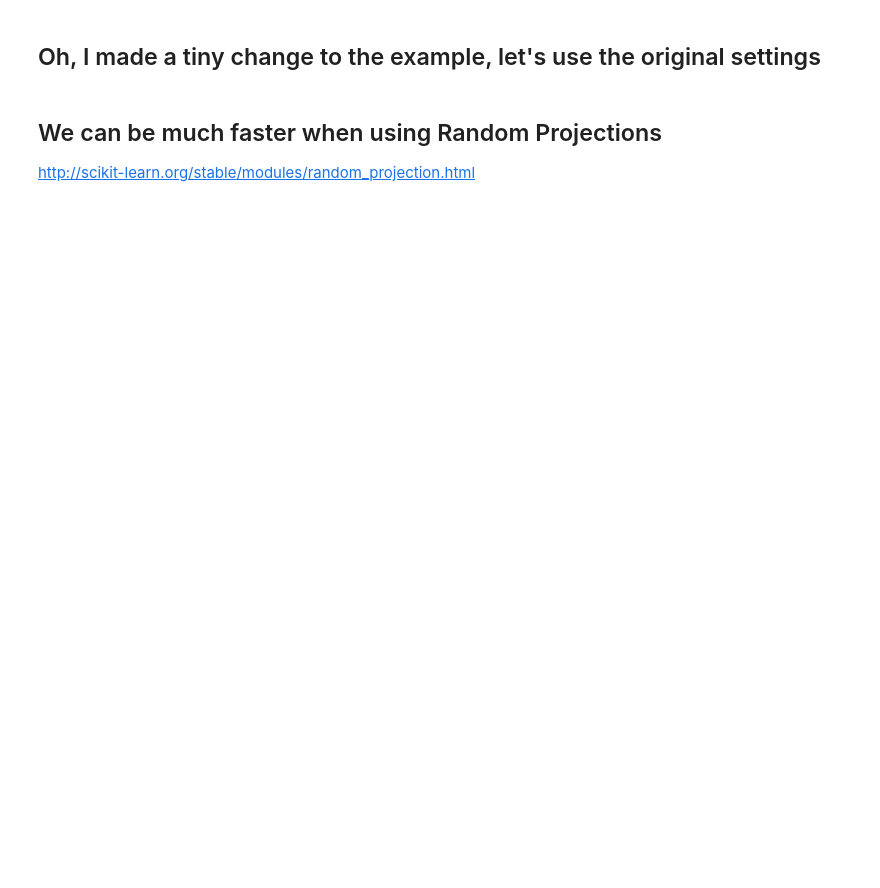
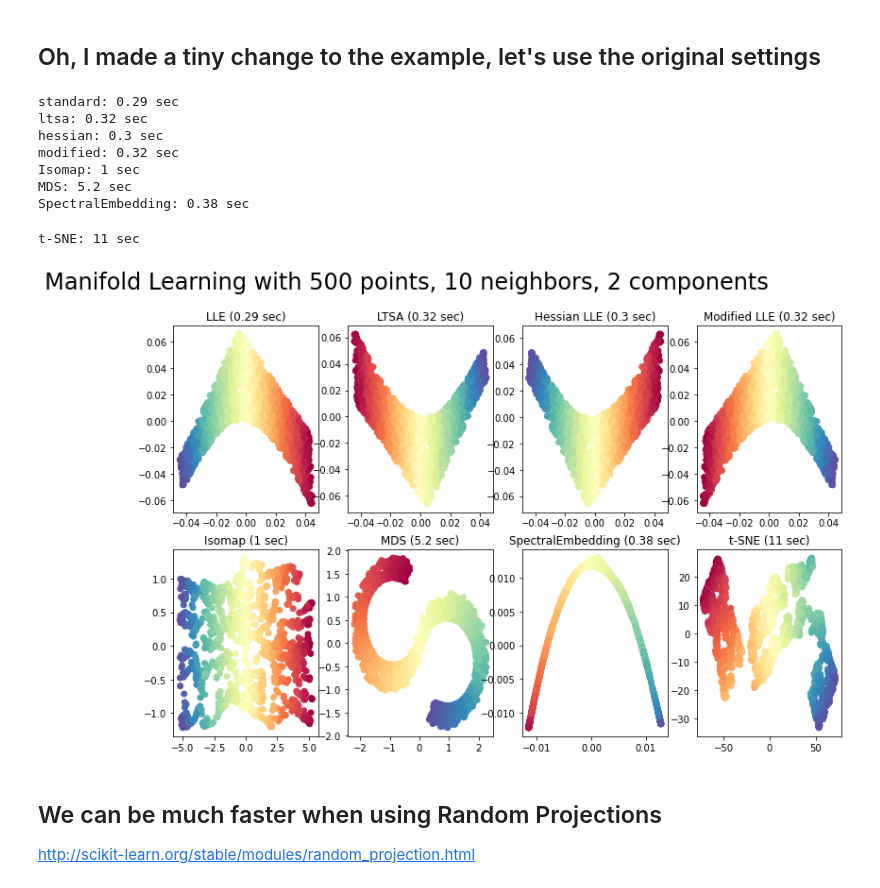
Before and after one commit to cc-skuehn/Workshop_Manifold_Learning, a Jupyter notebook: Notebooks/Manifold_S_Dataset_2022.ipynb, the cells around one changed output. Saved outputs shown, nothing was run; the diff lists cells and outputs as text; code cells hidden in the pictures; blank space fills up the shorter version.

```diff
--- a/Notebooks/Manifold_S_Dataset_2022.ipynb
+++ b/Notebooks/Manifold_S_Dataset_2022.ipynb
@@ -128,9 +173,11 @@ TypeError: ignored
 # In case you experience problems with any of the methods that are using eigen_solver='auto', try switching to eigen_solver='dense'
 # Runtime for more than 1000 points can be up to 2 minutes
 
-#n_points = 500
+n_points = 500
 n_neighbors = 10
 n_components = 2 # This is the parameter that I changed to 3 in the above example
+X = S_points
+color = S_color
 
 fig = plt.figure(figsize=(16, 8))
 plt.suptitle("Manifold Learning with %i points, %i neighbors, %i components"
@@ -141,28 +188,22 @@ labels = ['LLE', 'LTSA', 'Hessian LLE', 'Modified LLE']
 
 for i, method in enumerate(methods):
     t0 = time()
-    Y = manifold.LocallyLinearEmbedding(n_neighbors, n_components,
-                                        eigen_solver='auto',
-                                        method=method).fit_transform(X)
+    Y = manifold.LocallyLinearEmbedding(method="standard", **params).fit_transform(X)
     t1 = time()
     print("%s: %.2g sec" % (methods[i], t1 - t0))
 
     ax = fig.add_subplot(252 + i)
     plt.scatter(Y[:, 0], Y[:, 1], c=color, cmap=plt.cm.Spectral)
     plt.title("%s (%.2g sec)" % (labels[i], t1 - t0))
-    ax.xaxis.set_major_formatter(NullFormatter())
-    ax.yaxis.set_major_formatter(NullFormatter())
     plt.axis('tight')
 
 t0 = time()
-Y = manifold.Isomap(n_neighbors, n_components).fit_transform(X)
+Y = manifold.Isomap(n_components=2).fit_transform(X)
 t1 = time()
 print("Isomap: %.2g sec" % (t1 - t0))
 ax = fig.add_subplot(257)
 plt.scatter(Y[:, 0], Y[:, 1], c=color, cmap=plt.cm.Spectral)
 plt.title("Isomap (%.2g sec)" % (t1 - t0))
-ax.xaxis.set_major_formatter(NullFormatter())
-ax.yaxis.set_major_formatter(NullFormatter())
 plt.axis('tight')
 
 
@@ -170,39 +211,43 @@ t0 = time()
 mds = manifold.MDS(n_components, max_iter=100, n_init=1)
 Y = mds.fit_transform(X)
 t1 = time()
 print("MDS: %.2g sec" % (t1 - t0))
 ax = fig.add_subplot(258)
 plt.scatter(Y[:, 0], Y[:, 1], c=color, cmap=plt.cm.Spectral)
 plt.title("MDS (%.2g sec)" % (t1 - t0))
-ax.xaxis.set_major_formatter(NullFormatter())
-ax.yaxis.set_major_formatter(NullFormatter())
 plt.axis('tight')
 
 
 t0 = time()
 se = manifold.SpectralEmbedding(n_components=n_components,
                                 n_neighbors=n_neighbors)
 Y = se.fit_transform(X)
 t1 = time()
 print("SpectralEmbedding: %.2g sec" % (t1 - t0))
 ax = fig.add_subplot(259)
 plt.scatter(Y[:, 0], Y[:, 1], c=color, cmap=plt.cm.Spectral)
 plt.title("SpectralEmbedding (%.2g sec)" % (t1 - t0))
-ax.xaxis.set_major_formatter(NullFormatter())
-ax.yaxis.set_major_formatter(NullFormatter())
 plt.axis('tight')
 
 t0 = time()
 tsne = manifold.TSNE(n_components=n_components, init='pca', random_state=0)
 Y = tsne.fit_transform(X)
 t1 = time()
 print("t-SNE: %.2g sec" % (t1 - t0))
 ax = fig.add_subplot(2, 5, 10)
 plt.scatter(Y[:, 0], Y[:, 1], c=color, cmap=plt.cm.Spectral)
 plt.title("t-SNE (%.2g sec)" % (t1 - t0))
-ax.xaxis.set_major_formatter(NullFormatter())
-ax.yaxis.set_major_formatter(NullFormatter())
 plt.axis('tight');
+# %% [output]
+standard: 0.29 sec
+ltsa: 0.32 sec
+hessian: 0.3 sec
+modified: 0.32 sec
+Isomap: 1 sec
+MDS: 5.2 sec
+SpectralEmbedding: 0.38 sec
+t-SNE: 11 sec
+[figure, added]
 # %% [markdown]
 ## We can be much faster when using Random Projections
 
```
Also changed, not shown: parts of 8 cells of this notebook.
